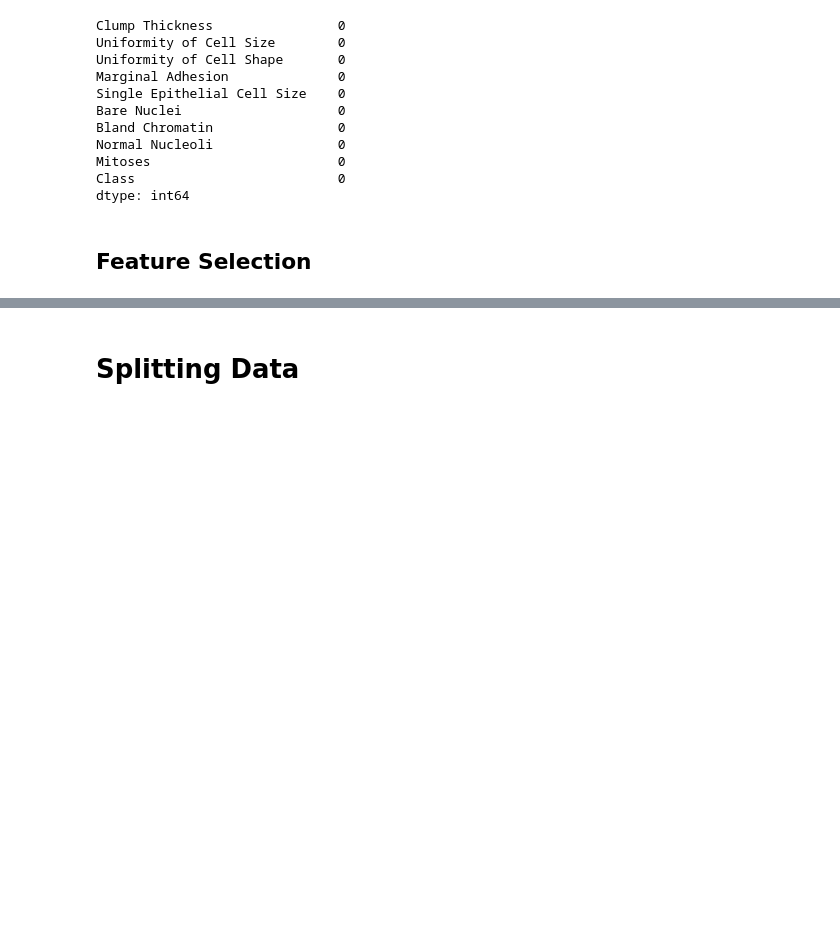
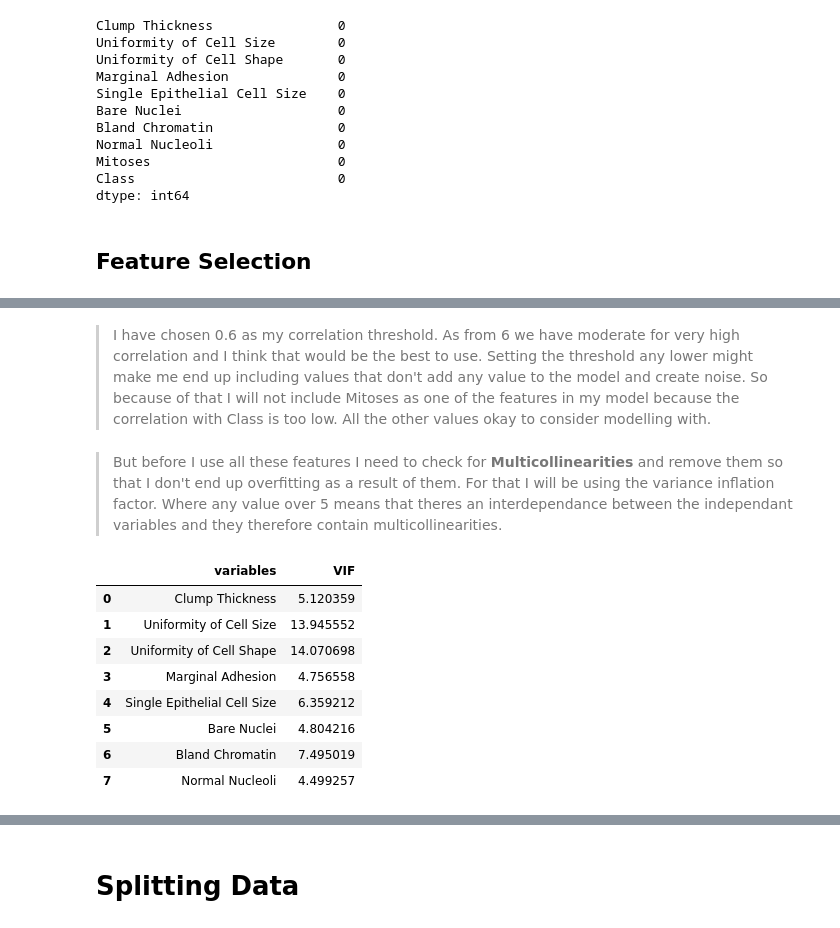
Before and after one commit to keanubowker8/Logistic-Predict-Breast-Cancer, a Jupyter notebook: Predict_Breast_Cancer.ipynb, the cells around one changed output, grey strips where cells are left out. Drawn from its saved outputs; the diff is of its cells as text; code cells hidden in the pictures; blank space fills up the shorter version.

```diff
--- a/Predict_Breast_Cancer.ipynb
+++ b/Predict_Breast_Cancer.ipynb
@@ -250,0 +156,29 @@ Looking at this this graph we can see that when clump thickness>5 it is highly l
+# %% [markdown]
+<blockquote>
+    I have chosen 0.6 as my correlation threshold. As from 6 we have moderate for very high correlation and I think that would be the best to use. Setting the threshold any lower might make me end up including values that don't add any value to the model and create noise. So because of that I will not include Mitoses as one of the features in my model because the correlation with Class is too low. All the other values okay to consider modelling with.
+
+</blockquote>
+# %% [markdown]
+<blockquote>
+            But before I use all these features I need to check for <b>Multicollinearities</b> and remove them so that I don't end up overfitting as a result of them. For that I will be using the variance inflation factor. Where any value over 5 means that theres an interdependance between the independant variables and they therefore contain multicollinearities.
+
+</blockquote>
+# %%
+from statsmodels.stats.outliers_influence import variance_inflation_factor
+# Calculating VIF
+vif = pd.DataFrame()
+vif["variables"] = cancer_df.columns[:-2]
+vif["VIF"] = [variance_inflation_factor(cancer_df[cancer_df.columns[:-2]].values, i)
+              for i in range(cancer_df[cancer_df.columns[:-2]].shape[1])]
+
+vif
+# %% [output]
+|  | variables | VIF |
+| 0 | Clump Thickness | 5.120359 |
+| 1 | Uniformity of Cell Size | 13.945552 |
+| 2 | Uniformity of Cell Shape | 14.070698 |
+| 3 | Marginal Adhesion | 4.756558 |
+| 4 | Single Epithelial Cell Size | 6.359212 |
+| 5 | Bare Nuclei | 4.804216 |
+| 6 | Bland Chromatin | 7.495019 |
+| 7 | Normal Nucleoli | 4.499257 |
```
Also changed, not shown: parts of 49 cells of this notebook.
